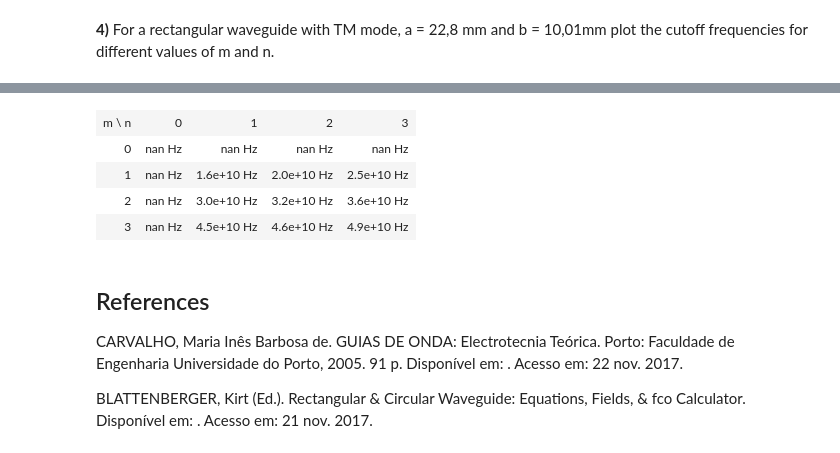
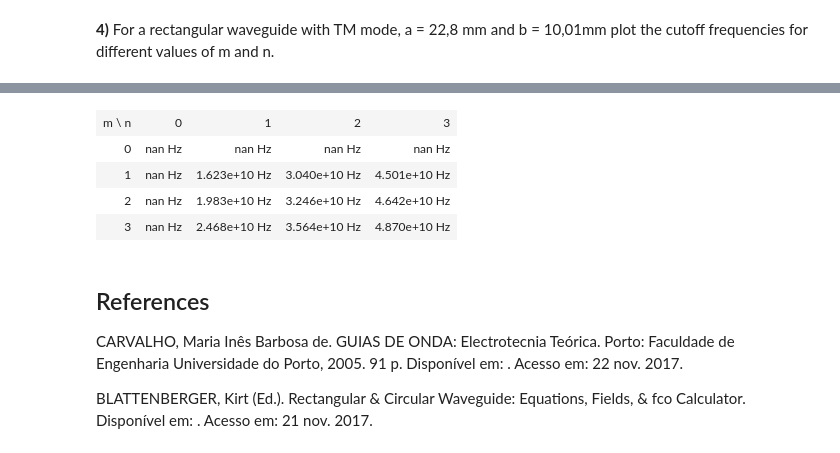
Before and after one commit to HugoSoaresFontes/Waveguides, a Jupyter notebook: tutorial.ipynb, the cells around one changed output, grey strips where cells are left out. Drawn from its saved outputs; the diff is of its cells as text; code cells hidden in the pictures.

```diff
--- a/tutorial.ipynb
+++ b/tutorial.ipynb
@@ -66,6 +66,8 @@ class Waveguide():
         calculates the speed
         """
         self.s = 1 / math.sqrt(self.U * self.E)
+
+        return self.s
 
     def calcZ(self, f: float=None, wl: float=None):
         """
@@ -472,7 +476,7 @@ cf = np.empty((len_m, len_n))
 possible_modes = []
 for i in range(len_m):
     for j in range(len_n):
-        cf[i][j] = guide1.calcCF(m[i][j], n[i][j])
+        cf[i][j] = guide1.calcCF(m[j][i], n[j][i])
         if cf[i][j] < guide1.f:
             possible_modes += [[cf[i][j], "m"+str(i) + "n" + str(j)]]
 
@@ -604,9 +608,9 @@ def number_compress(number: float):
 
 for i in range(len_m):
     for j in range(len_n):
-        cf[i][j] = guide.calcCF(m[i][j], n[i][j])
+        cf[i][j] = guide.calcCF(m[j][i], n[j][i])
         if not np.isnan(cf[i][j]):
-            ax.text(m[i][j], n[i][j], cf[i][j], number_compress(cf[i][j]), color='yellow')
+            ax.text(m[j][i], n[j][i], cf[j][i], number_compress(cf[j][i]), color='yellow')
 
 # Plot CF's x mn in 3d chart
 plt.xticks(range(len_m))
@@ -670,36 +680,36 @@ plt.show()
 # %%
 # Preparing html table
 html = """
      <table style="border:none">
          <tr style="border:none; background-color:#f7f7f7;">
              <td style="padding:20px; border:none; font-weight:bold;">
               m \ n """+ """
              </td>
     """
 
 for j in range(len_n):
     html += """<td style="padding:20px; border:none; font-weight:bold; text-align:center;">
               <b> %d </b>""" %j+ """
              </td>"""
 html += """ </tr> """
 
 for i in range(len_m):
     html += """<tr style="border:none">
                <td style="padding:20px; border:none; font-weight:bold;
                background-color:#f7f7f7; text-align:center;">%d</td>""" %i
     for j in range(len_n):
-        html += """<td style="padding:20px; border:none;">%10.1e Hz</td> """ %cf[i][j]
+        html += """<td style="padding:20px; border:none;">%10.3e Hz</td> """ %cf[i][j]
 
     html += """</tr>"""
 
 html += """</table>"""
 HTML(html)
 # %% [output]
 | m \ n | 0 | 1 | 2 | 3 |
 | 0 | nan Hz | nan Hz | nan Hz | nan Hz |
-| 1 | nan Hz | 1.6e+10 Hz | 2.0e+10 Hz | 2.5e+10 Hz |
-| 2 | nan Hz | 3.0e+10 Hz | 3.2e+10 Hz | 3.6e+10 Hz |
-| 3 | nan Hz | 4.5e+10 Hz | 4.6e+10 Hz | 4.9e+10 Hz |
+| 1 | nan Hz | 1.623e+10 Hz | 3.040e+10 Hz | 4.501e+10 Hz |
+| 2 | nan Hz | 1.983e+10 Hz | 3.246e+10 Hz | 4.642e+10 Hz |
+| 3 | nan Hz | 2.468e+10 Hz | 3.564e+10 Hz | 4.870e+10 Hz |
 # %% [markdown]
 <h2>References</h2>
 <p>CARVALHO, Maria Inês Barbosa de. GUIAS DE ONDA: Electrotecnia Teórica. Porto: Faculdade de Engenharia Universidade do Porto, 2005. 91 p. Disponível em: <https://paginas.fe.up.pt/~mines/OE/Guias.pdf>. Acesso em: 22 nov. 2017.
```
Also changed, not shown: parts of 5 cells of this notebook, 2 other files.
